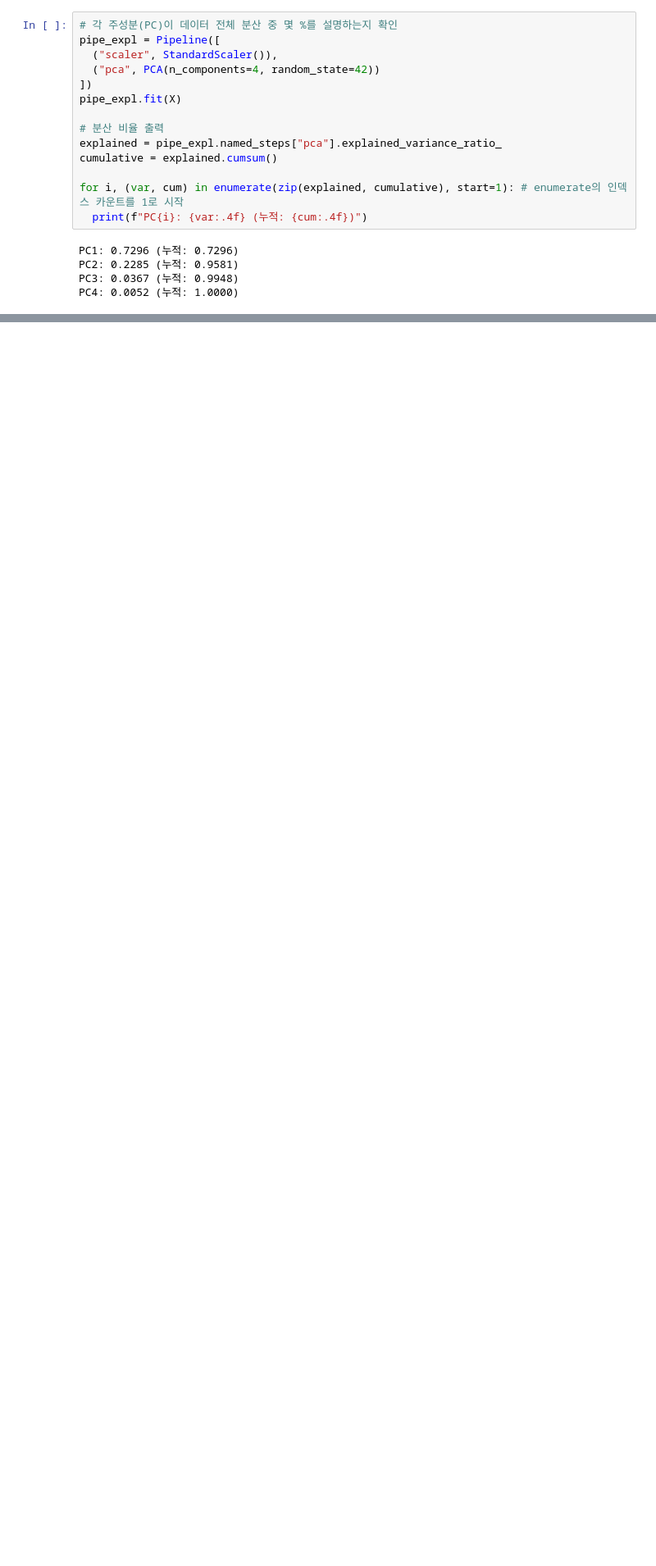
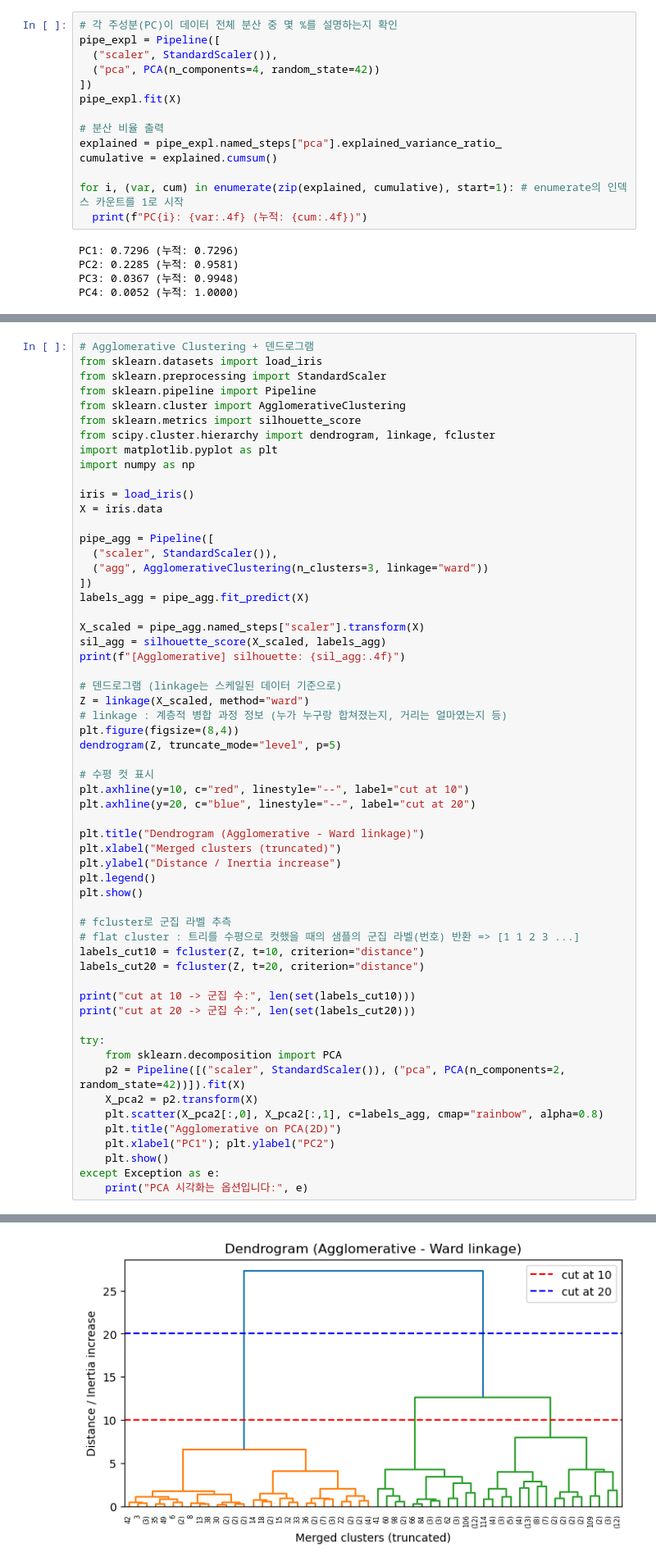
Before and after one commit to atleast10years/ai-ml, a Jupyter notebook: unsupervised_learning.ipynb, the cells around one changed output, grey strips where cells are left out. Shown at 82% size. Saved outputs shown, nothing was run; the diff lists cells and outputs as text; blank space fills up the shorter version.

```diff
--- a/unsupervised_learning.ipynb
+++ b/unsupervised_learning.ipynb
@@ -348,0 +353,59 @@ PC4: 0.0052 (누적: 1.0000)
+# %%
+# Agglomerative Clustering + 덴드로그램
+from sklearn.datasets import load_iris
+from sklearn.preprocessing import StandardScaler
+from sklearn.pipeline import Pipeline
+from sklearn.cluster import AgglomerativeClustering
+from sklearn.metrics import silhouette_score
+from scipy.cluster.hierarchy import dendrogram, linkage, fcluster
+import matplotlib.pyplot as plt
+import numpy as np
+
+iris = load_iris()
+X = iris.data
+
+pipe_agg = Pipeline([
+  ("scaler", StandardScaler()),
+  ("agg", AgglomerativeClustering(n_clusters=3, linkage="ward"))
+])
+labels_agg = pipe_agg.fit_predict(X)
+
+X_scaled = pipe_agg.named_steps["scaler"].transform(X)
+sil_agg = silhouette_score(X_scaled, labels_agg)
+print(f"[Agglomerative] silhouette: {sil_agg:.4f}")
+
+# 덴드로그램 (linkage는 스케일된 데이터 기준으로)
+Z = linkage(X_scaled, method="ward")
+# linkage : 계층적 병합 과정 정보 (누가 누구랑 합쳐졌는지, 거리는 얼마였는지 등)
+plt.figure(figsize=(8,4))
+dendrogram(Z, truncate_mode="level", p=5)
+
+# 수평 컷 표시
+plt.axhline(y=10, c="red", linestyle="--", label="cut at 10")
+plt.axhline(y=20, c="blue", linestyle="--", label="cut at 20")
+
+plt.title("Dendrogram (Agglomerative - Ward linkage)")
+plt.xlabel("Merged clusters (truncated)")
+plt.ylabel("Distance / Inertia increase")
+plt.legend()
+plt.show()
+
+# fcluster로 군집 라벨 추측
+# flat cluster : 트리를 수평으로 컷했을 때의 샘플의 군집 라벨(번호) 반환 => [1 1 2 3 ...]
+labels_cut10 = fcluster(Z, t=10, criterion="distance")
+labels_cut20 = fcluster(Z, t=20, criterion="distance")
+
+print("cut at 10 -> 군집 수:", len(set(labels_cut10)))
+print("cut at 20 -> 군집 수:", len(set(labels_cut20)))
+
+try:
+    from sklearn.decomposition import PCA
+    p2 = Pipeline([("scaler", StandardScaler()), ("pca", PCA(n_components=2, random_state=42))]).fit(X)
+    X_pca2 = p2.transform(X)
+    plt.scatter(X_pca2[:,0], X_pca2[:,1], c=labels_agg, cmap="rainbow", alpha=0.8)
+    plt.title("Agglomerative on PCA(2D)")
+    plt.xlabel("PC1"); plt.ylabel("PC2")
+    plt.show()
+except Exception as e:
+    print("PCA 시각화는 옵션입니다:", e)
+# %% [output]
@@ -348,0 +413 @@ PC4: 0.0052 (누적: 1.0000)
+[figure, added]
```
Also changed, not shown: parts of 17 cells of this notebook, 2 other files.
